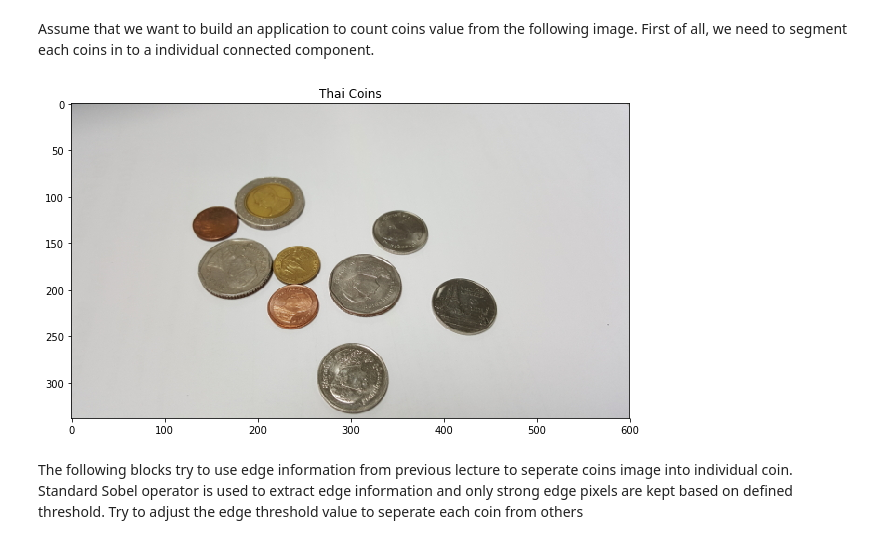
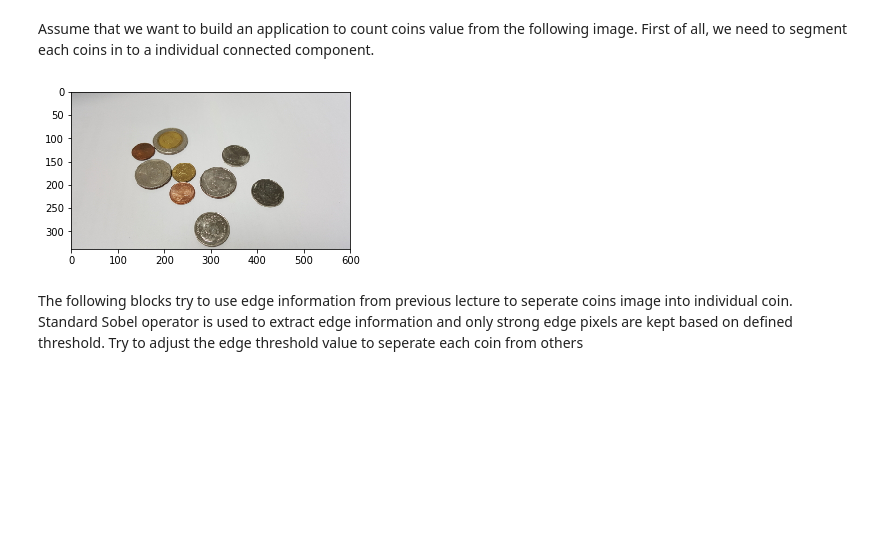
Before and after one commit to Chanokthorn/cv, a Jupyter notebook: Lab 5 - Simple Object Recognition.ipynb, the cells around one changed output. Drawn from its saved outputs; the diff is of its cells as text; code cells hidden in the pictures; blank space fills up the shorter version.

```diff
--- a/Lab 5 - Simple Object Recognition.ipynb
+++ b/Lab 5 - Simple Object Recognition.ipynb
@@ -303,15 +313,12 @@ In this section, we will learn how to apply a classic segmentation algorithm nam
 Assume that we want to build an application to count coins value from the following image. First of all, we need to segment each coins in to a individual connected component.
 # %%
 # sampleCoinImage = cv2.imread("assets/Lab5-SampleCoins.jpg")
-sampleCoinImage = cv2.imread("assets/Lab5-SampleCoins.jpg")
+sampleCoinImage = cv2.imread("assets/Lab5-SampleCoins.JPG")
 sampleCoinGray = cv2.cvtColor(sampleCoinImage,cv2.COLOR_BGR2GRAY)
 tempImage = cv2.cvtColor(sampleCoinImage,cv2.COLOR_BGR2RGB)
-plt.figure(figsize=(10,10))
-plt.title("Thai Coins")
-plt.imshow(tempImage)
-plt.show()
+imshow(tempImage,(5,5))
 # %% [output]
-[figure, old version]
+[figure, new version]
 # %% [markdown]
 The following blocks try to use edge information from previous lecture to seperate coins image into individual coin.
 Standard Sobel operator is used to extract edge information and only strong edge pixels are kept based on defined threshold. Try to adjust the edge threshold value to seperate each coin from others
```
Also changed, not shown: parts of 30 cells of this notebook.
